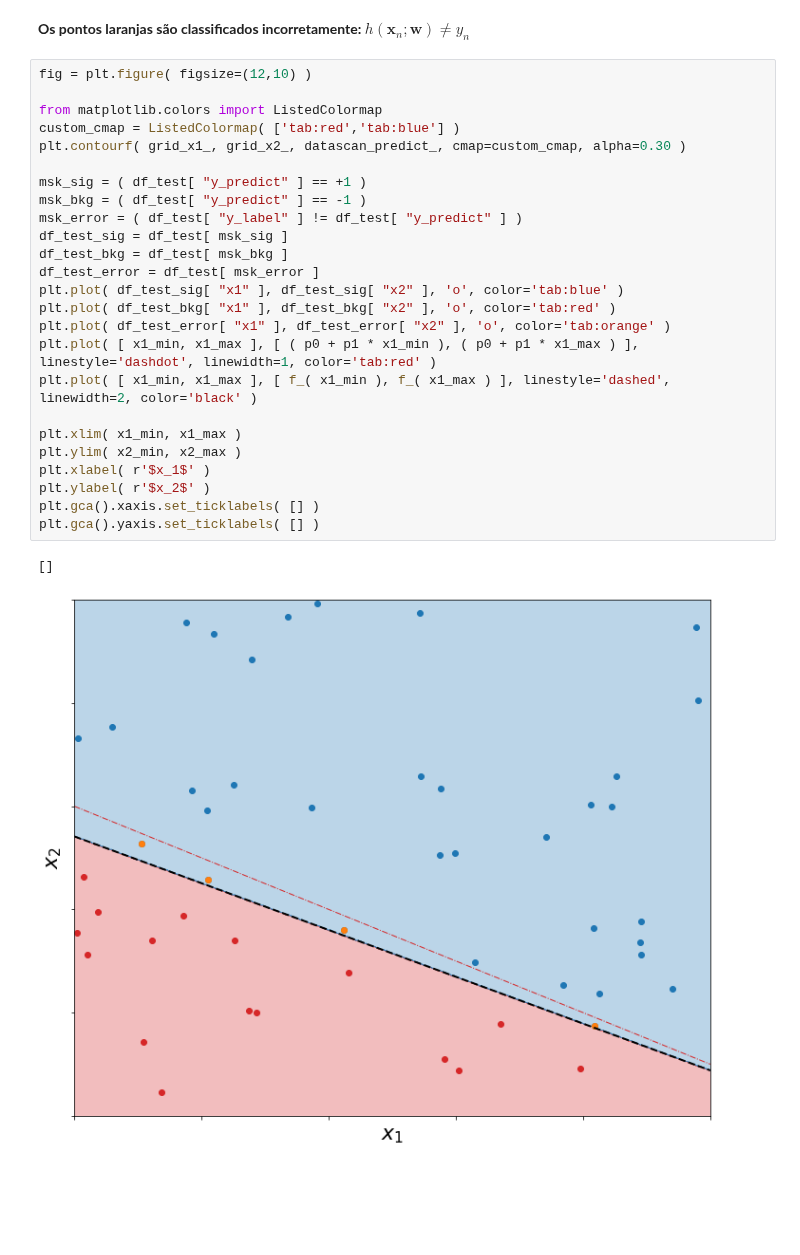
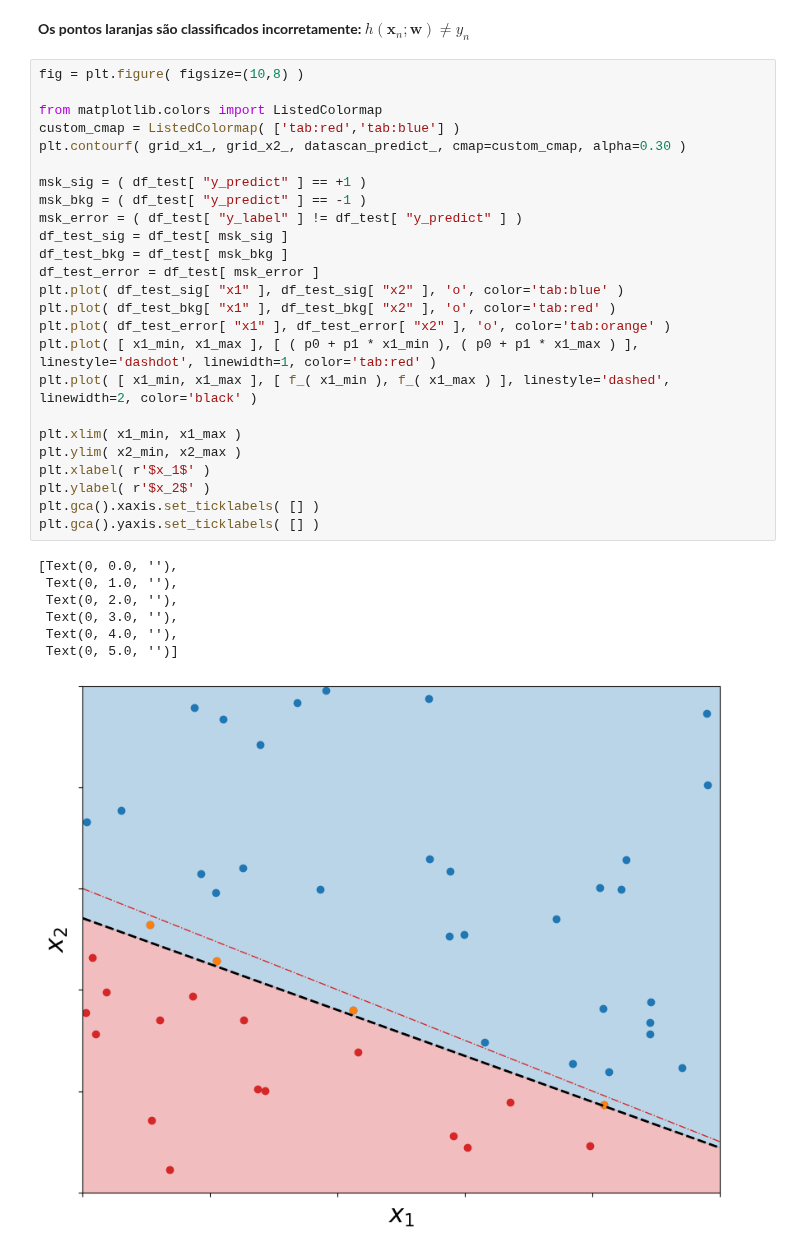
Before and after one commit to clemencia/ML4Physics, a Jupyter notebook: 01-Classificação_Regressão_Linear.ipynb, the cells around one changed output. Saved outputs shown, nothing was run; the diff lists cells and outputs as text; blank space fills up the shorter version.

```diff
--- a/01-Classificação_Regressão_Linear.ipynb
+++ b/01-Classificação_Regressão_Linear.ipynb
@@ -228,30 +243,35 @@ print ( error_test )
 # %% [markdown]
 **Os pontos laranjas são classificados incorretamente:** $h( \mathbf{x}_n; \mathbf{w} ) \neq y_n$
 # %%
-fig = plt.figure( figsize=(12,10) )
+fig = plt.figure( figsize=(10,8) )
 
 from matplotlib.colors import ListedColormap
 custom_cmap = ListedColormap( ['tab:red','tab:blue'] )
 plt.contourf( grid_x1_, grid_x2_, datascan_predict_, cmap=custom_cmap, alpha=0.30 )
 
 msk_sig = ( df_test[ "y_predict" ] == +1 )
 msk_bkg = ( df_test[ "y_predict" ] == -1 )
 msk_error = ( df_test[ "y_label" ] != df_test[ "y_predict" ] )
 df_test_sig = df_test[ msk_sig ]
 df_test_bkg = df_test[ msk_bkg ]
 df_test_error = df_test[ msk_error ]
 plt.plot( df_test_sig[ "x1" ], df_test_sig[ "x2" ], 'o', color='tab:blue' )
 plt.plot( df_test_bkg[ "x1" ], df_test_bkg[ "x2" ], 'o', color='tab:red' )
 plt.plot( df_test_error[ "x1" ], df_test_error[ "x2" ], 'o', color='tab:orange' )
 plt.plot( [ x1_min, x1_max ], [ ( p0 + p1 * x1_min ), ( p0 + p1 * x1_max ) ], linestyle='dashdot', linewidth=1, color='tab:red' )
 plt.plot( [ x1_min, x1_max ], [ f_( x1_min ), f_( x1_max ) ], linestyle='dashed', linewidth=2, color='black' )
 
 plt.xlim( x1_min, x1_max )
 plt.ylim( x2_min, x2_max )
 plt.xlabel( r'$x_1$' )
 plt.ylabel( r'$x_2$' )
 plt.gca().xaxis.set_ticklabels( [] )
 plt.gca().yaxis.set_ticklabels( [] )
 # %% [output]
-[]
+[Text(0, 0.0, ''),
+ Text(0, 1.0, ''),
+ Text(0, 2.0, ''),
+ Text(0, 3.0, ''),
+ Text(0, 4.0, ''),
+ Text(0, 5.0, '')]
-[figure, old version]
+[figure, new version]
```
Also changed, not shown: parts of 4 cells of this notebook.
